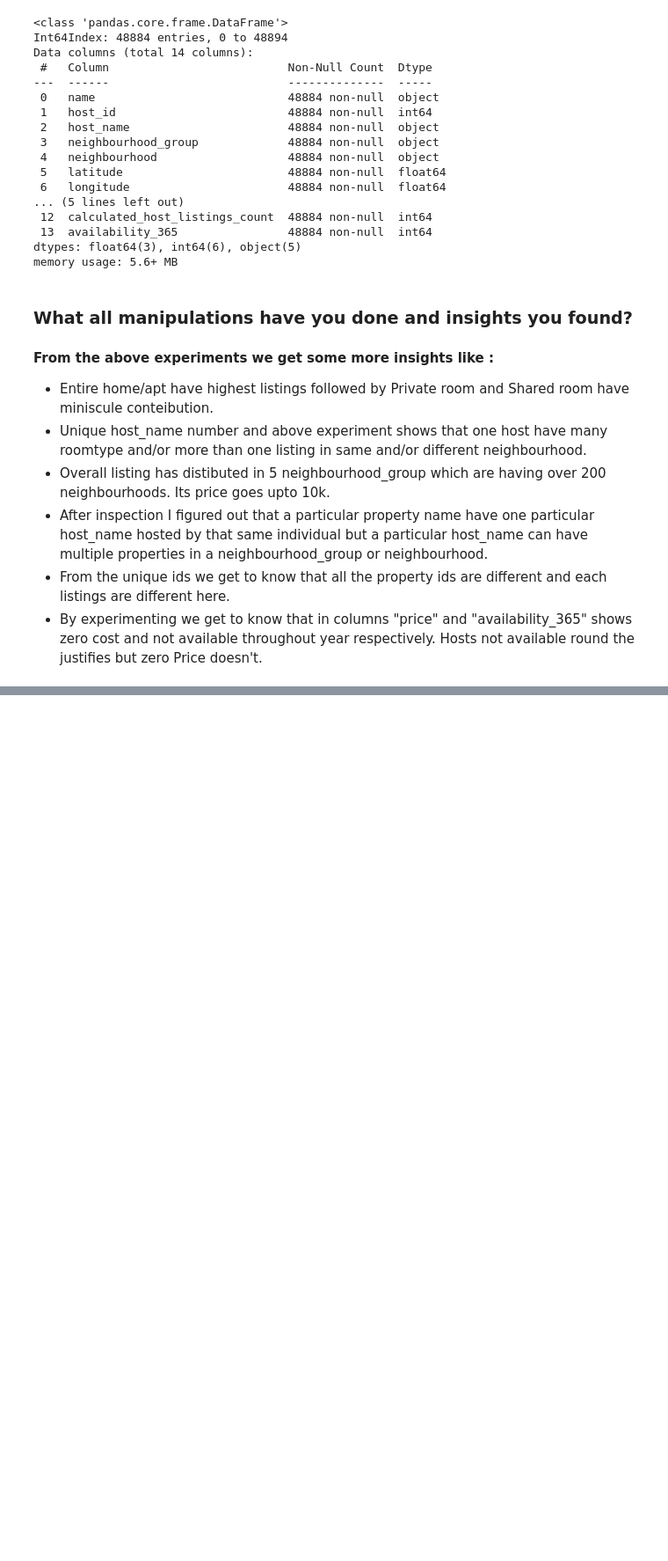
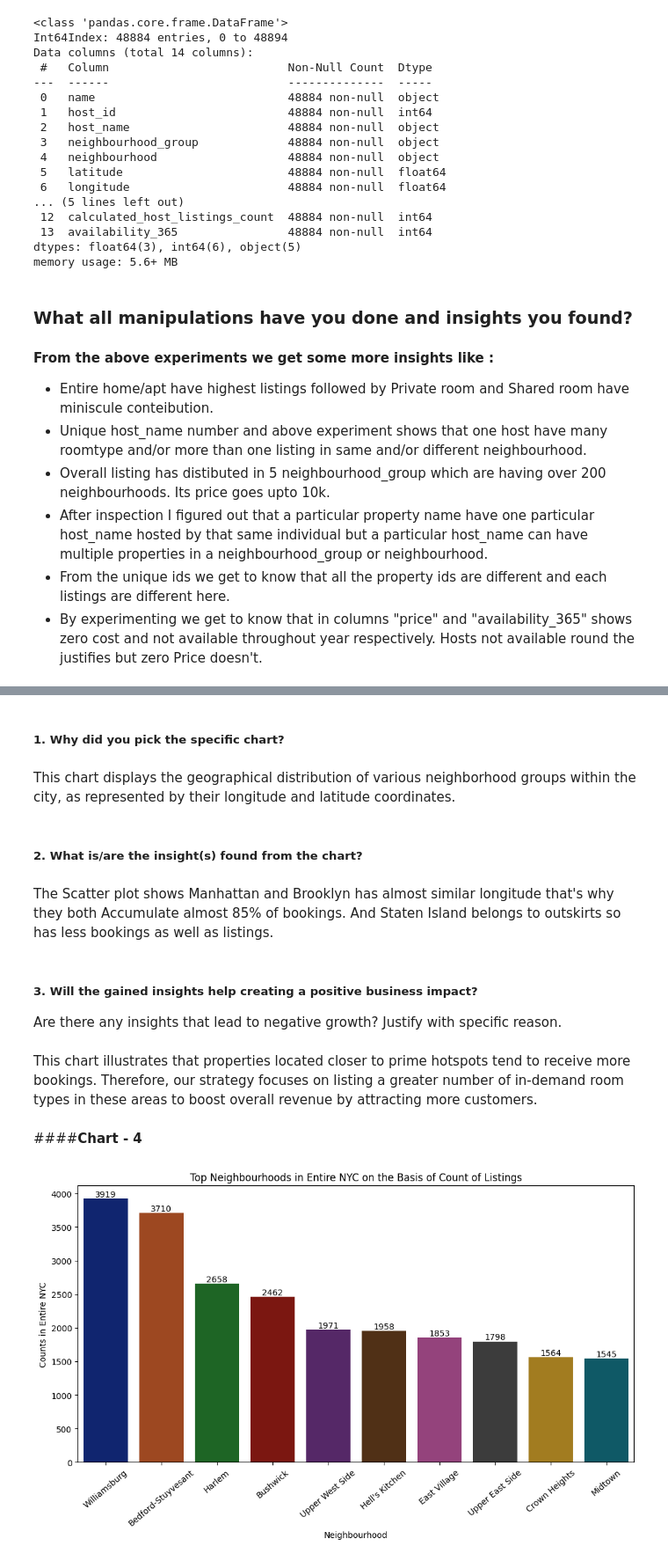
Before and after one commit to shubhpjoshi/EDA_Airbnb_project, a Jupyter notebook: SJ_|_EDA_project_airbnb_booking_analysis.ipynb, the cells around one changed output, grey strips where cells are left out. Shown at 88% size. Drawn from its saved outputs; the diff is of its cells as text; code cells hidden in the pictures; blank space fills up the shorter version.

```diff
--- a/SJ_|_EDA_project_airbnb_booking_analysis.ipynb
+++ b/SJ_|_EDA_project_airbnb_booking_analysis.ipynb
@@ -371,0 +458,32 @@ memory usage: 5.6+ MB
+# %% [markdown]
+##### 1. Why did you pick the specific chart?
+# %% [markdown]
+This chart displays the geographical distribution of various neighborhood groups within the city, as represented by their longitude and latitude coordinates.
+# %% [markdown]
+##### 2. What is/are the insight(s) found from the chart?
+# %% [markdown]
+The Scatter plot shows Manhattan and Brooklyn has almost similar longitude that's why they both Accumulate almost 85% of bookings. And Staten Island belongs to outskirts so has less bookings as well as listings.
+# %% [markdown]
+##### 3. Will the gained insights help creating a positive business impact?
+Are there any insights that lead to negative growth? Justify with specific reason.
+# %% [markdown]
+This chart illustrates that properties located closer to prime hotspots tend to receive more bookings. Therefore, our strategy focuses on listing a greater number of in-demand room types in these areas to boost overall revenue by attracting more customers.
+# %% [markdown]
+####**Chart - 4**
+# %%
+# Chart - 4 visualization code
+top_20_neigbours = airbnb_df['neighbourhood'].value_counts()[:10] # Top 10 neighbourhood in the entire NYC on the basis of count of listing
+
+# Create a bar plot using Seaborn
+plt.figure(figsize=(12, 6))
+prefer = sns.barplot(x=top_20_neigbours.index, y=top_20_neigbours.values, palette='dark')
+prefer.bar_label(prefer.containers[0])
+plt.xlabel('Neighbourhood')
+plt.ylabel('Counts in Entire NYC')
+plt.title('Top Neighbourhoods in Entire NYC on the Basis of Count of Listings')
+plt.xticks(rotation=40)  # Rotate x-axis labels for better readability
+# plt.grid(True)
+
+plt.show()
+# %% [output]
+[figure, added]
```
Also changed, not shown: parts of 87 cells of this notebook.
